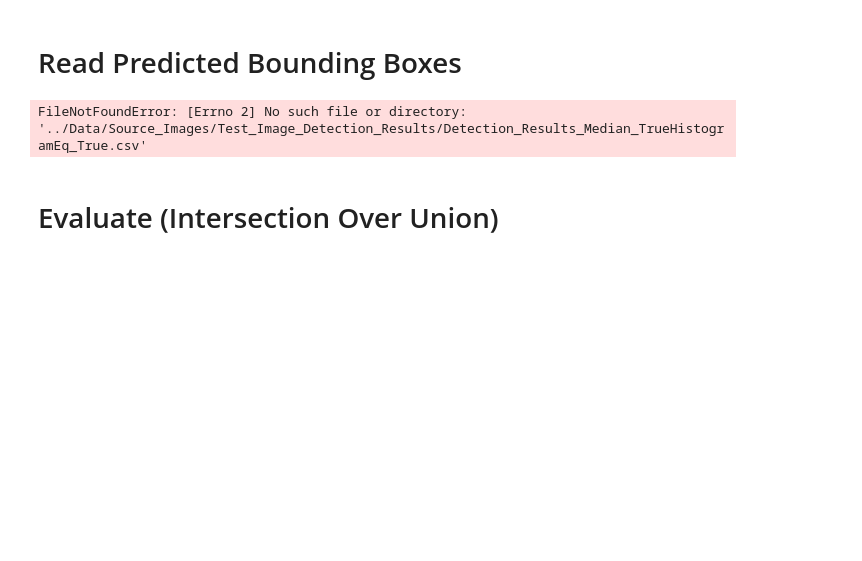
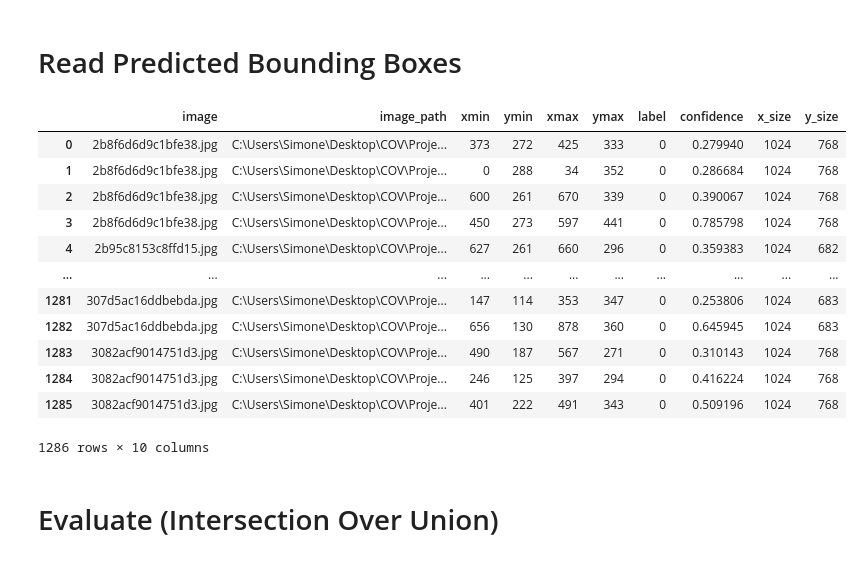
Before and after one commit to simonesan/head_detection, a Jupyter notebook: Evaluate/Evaluate.ipynb, the cells around one changed output. Saved outputs shown, nothing was run; the diff lists cells and outputs as text; code cells hidden in the pictures; blank space fills up the shorter version.

```diff
--- a/Evaluate/Evaluate.ipynb
+++ b/Evaluate/Evaluate.ipynb
@@ -52,14 +61,22 @@ actual
 # %% [markdown]
 # Read Predicted Bounding Boxes
 # %%
-useMedianFilter = True
-useHistogramEqualisation = True
-
-predicted = pd.read_csv('../Data/Source_Images/Test_Image_Detection_Results/Detection_Results_Median_'
-                        +str(useMedianFilter) + 'HistogramEq_'+str(useHistogramEqualisation) + '.csv')
+predicted = pd.read_csv('../Data/Source_Images/Test_Image_Detection_Results/Detection_Results'+fileSuffix+'.csv')
 predicted
 # %% [output]
+|  | image | image_path | xmin | ymin | xmax | ymax | label | confidence | x_size | y_size |
+| 0 | 2b8f6d6d9c1bfe38.jpg | C:\Users\Simone\Desktop\COV\Proje... | 373 | 272 | 425 | 333 | 0 | 0.279940 | 1024 | 768 |
+| 1 | 2b8f6d6d9c1bfe38.jpg | C:\Users\Simone\Desktop\COV\Proje... | 0 | 288 | 34 | 352 | 0 | 0.286684 | 1024 | 768 |
+| 2 | 2b8f6d6d9c1bfe38.jpg | C:\Users\Simone\Desktop\COV\Proje... | 600 | 261 | 670 | 339 | 0 | 0.390067 | 1024 | 768 |
+| 3 | 2b8f6d6d9c1bfe38.jpg | C:\Users\Simone\Desktop\COV\Proje... | 450 | 273 | 597 | 441 | 0 | 0.785798 | 1024 | 768 |
+| 4 | 2b95c8153c8ffd15.jpg | C:\Users\Simone\Desktop\COV\Proje... | 627 | 261 | 660 | 296 | 0 | 0.359383 | 1024 | 682 |
+| ... | ... | ... | ... | ... | ... | ... | ... | ... | ... | ... |
+| 1281 | 307d5ac16ddbebda.jpg | C:\Users\Simone\Desktop\COV\Proje... | 147 | 114 | 353 | 347 | 0 | 0.253806 | 1024 | 683 |
+| 1282 | 307d5ac16ddbebda.jpg | C:\Users\Simone\Desktop\COV\Proje... | 656 | 130 | 878 | 360 | 0 | 0.645945 | 1024 | 683 |
+| 1283 | 3082acf9014751d3.jpg | C:\Users\Simone\Desktop\COV\Proje... | 490 | 187 | 567 | 271 | 0 | 0.310143 | 1024 | 768 |
+| 1284 | 3082acf9014751d3.jpg | C:\Users\Simone\Desktop\COV\Proje... | 246 | 125 | 397 | 294 | 0 | 0.416224 | 1024 | 768 |
+| 1285 | 3082acf9014751d3.jpg | C:\Users\Simone\Desktop\COV\Proje... | 401 | 222 | 491 | 343 | 0 | 0.509196 | 1024 | 768 |
-FileNotFoundError: [Errno 2] No such file or directory: '../Data/Source_Images/Test_Image_Detection_Results/Detection_Results_Median_TrueHistogramEq_True.csv'
+1286 rows × 10 columns
 # %% [markdown]
 # Evaluate (Intersection Over Union)
 # %%
```
Also changed, not shown: parts of 7 cells of this notebook, 23 other files.
